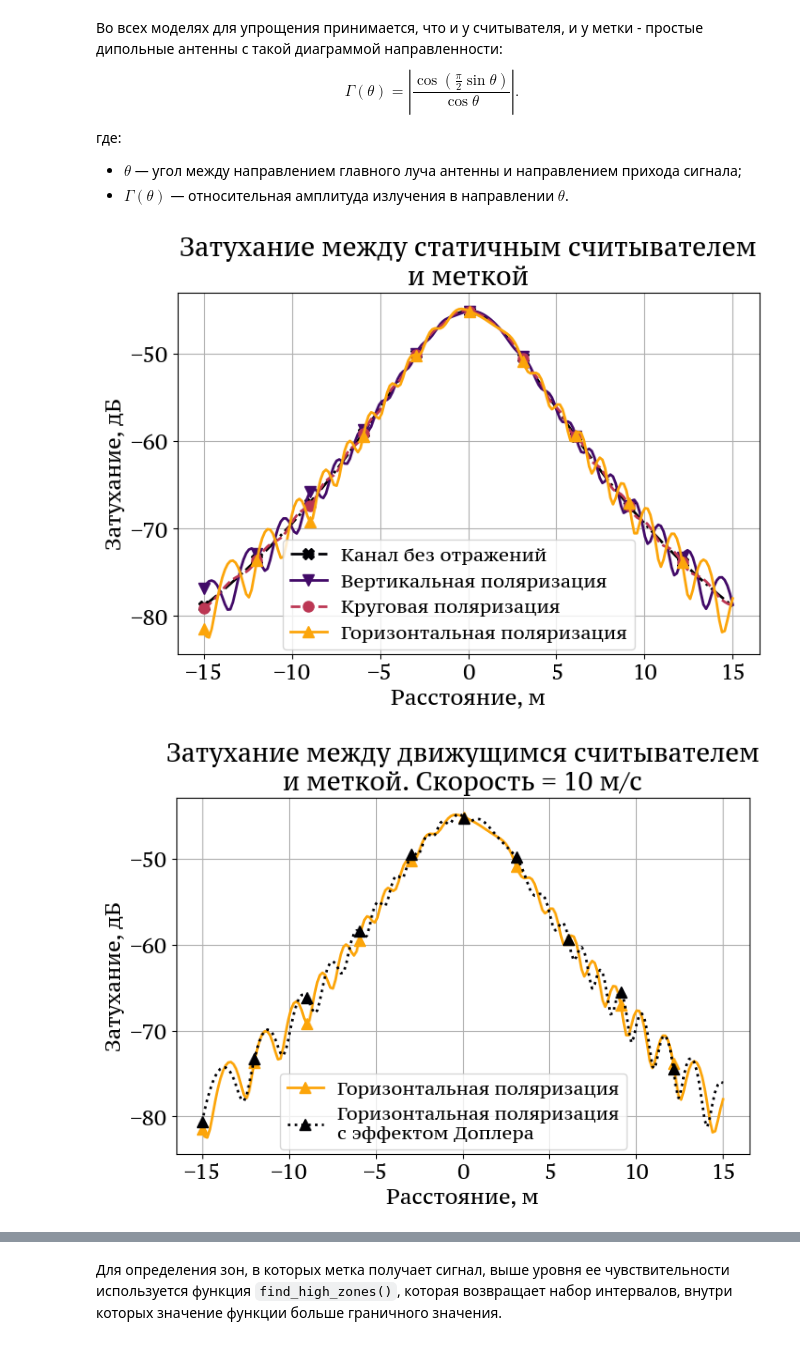
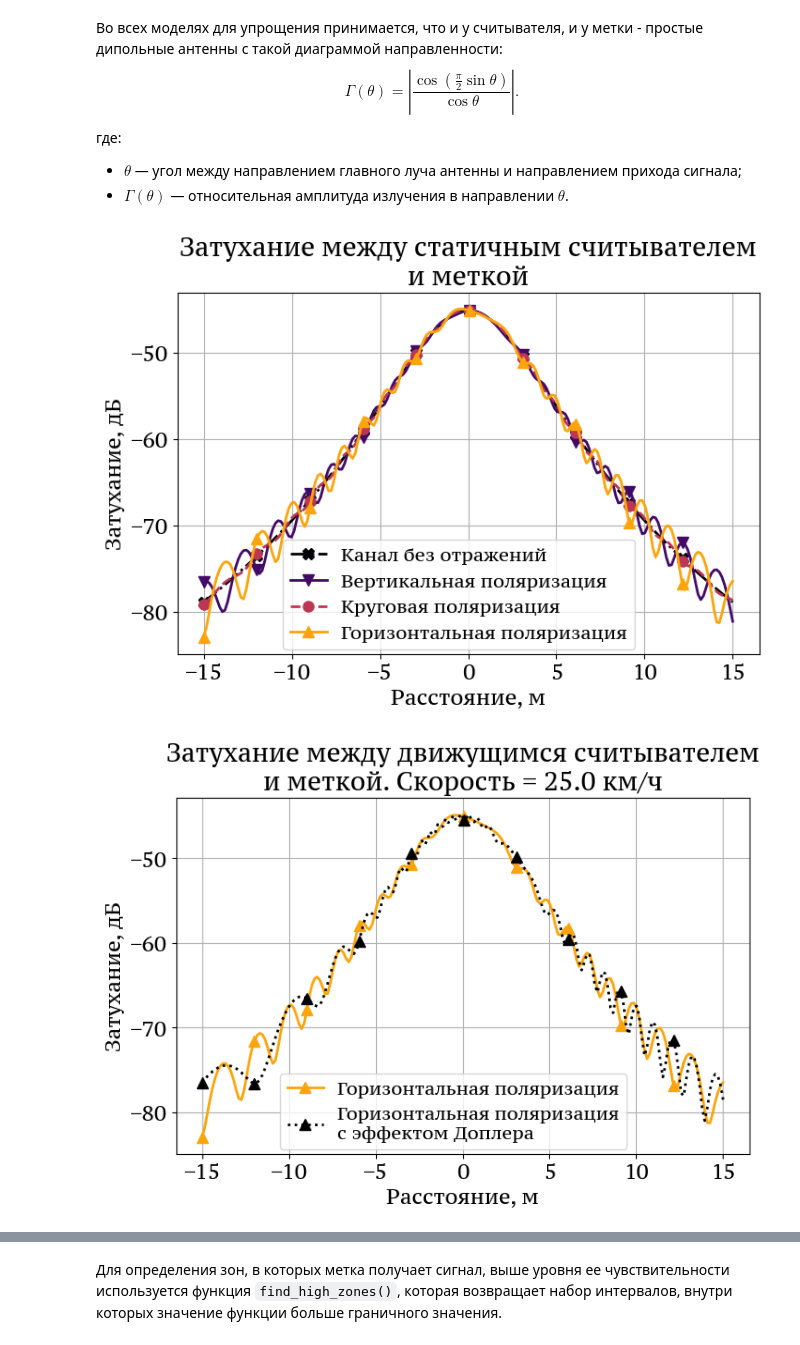
Before and after one commit to VilmenAbramian/simulation, a Jupyter notebook: pysim/experiments/channel.ipynb, the cells around one changed output, grey strips where cells are left out. Drawn from its saved outputs; the diff is of its cells as text; code cells hidden in the pictures.

```diff
--- a/pysim/experiments/channel.ipynb
+++ b/pysim/experiments/channel.ipynb
@@ -40,13 +43,14 @@ setup_matplotlib()
 2) Координаты векторов направлений антенн считывателя и метки должны быть отнормированными;
 # %%
 DIRECTORY = 'channel' # Название директории, в которой будут сохраняться изображения
+SAVE_FIG = False # Сохранять ли построенные изображения
 # %% [markdown]
 ### 🌍 Параметры окружающей среды
 # %%
-FREQUENCY = 860_000_000              # Гц
-SPEED_OF_LIGHT = 299_792_458         # м/с
+FREQUENCY = inner_params.channel_params.frequency_hz              # Гц
+SPEED_OF_LIGHT = inner_params.geometry_params.speed_of_light      # м/с
 WAVELEN = SPEED_OF_LIGHT / FREQUENCY
-THERMAL_NOISE = -114.0               # dBm
+THERMAL_NOISE = inner_params.energy_params.thermal_noise          # dBm
 DIMENSION_OF_SPACE = 3
 
 MINIMUM_DISTANCE = -15  # Минимальное расстояние по земле, на котором будет рассматриваться система, м
@@ -65,8 +69,8 @@ HORIZONTAL_POLARIZATION = 1.0
 CIRCULAR_POLARIZATION = 0.5
 
 # Характеристики поверхности отражения-------
-PERMITTIVITY = 15
-CONDUCTIVITY = 0.03
+PERMITTIVITY = inner_params.channel_params.permittivity
+CONDUCTIVITY = inner_params.channel_params.conductivity
 
 REFLECTION = channel.reflection
 RADIATION_PATTERN = channel.rp_dipole
@@ -90,12 +94,12 @@ TRCAL_MUL = 1.95 # TODO: унифицировать везде множител
 # %% [markdown]
 ### 🏷️ Параметры RFID метки
 # %%
-TAG_POS = np.array((5.0, 0, 0))                # Метка на земле
-TAG_ANTENNA_DIRECTION = channel.normalize(((0, 0, 1.0)))  # Направление антенны метки (вверх)
-TAG_POLARIZATION = HORIZONTAL_POLARIZATION     # Поляризация антенны
-TAG_SENSITIVITY = -18.0       # dBm
-TAG_GAIN = 2.0                # Усиление антенны
-TAG_BACKSCATTER_LOSS = -10.0  # dBm
+TAG_POS = np.array((5.0, 0, 0)) # Координаты (x, y, z)
+TAG_ANTENNA_DIRECTION = inner_params.geometry_params.tag_antenna_direction
+TAG_POLARIZATION = HORIZONTAL_POLARIZATION                             # Поляризация антенны
+TAG_SENSITIVITY = inner_params.energy_params.tag_sensitivity           # dBm
+TAG_GAIN = inner_params.energy_params.tag_antenna_gain                 # dBi
+TAG_BACKSCATTER_LOSS = inner_params.energy_params.tag_modulation_loss  # dB
 # %% [markdown]
 ## 📈 Коэффициент отражения
 * Играет роль при двухлучевом распространения сигнала, так как в однолучевом случае отсутствует отражённая компонента;
@@ -285,7 +289,7 @@ def get_free_space_pathloss(y: float, v: float = 0, t: float = 0) -> float:
     )
 # %%
 def get_pathloss(
-    y: float, pol: float, v: float = DEFAULT_SPEED, t: float = 0.1
+    y: float, pol: float, speed: float = DEFAULT_SPEED, t: float = 0.1
 ) -> float:
     """
     Расчёт затухания в двухлучевом канале (с отражением от стены).
@@ -296,7 +300,7 @@ def get_pathloss(
     Args:
         y: координата считывателя вдоль оси OY
         pol: поляризация сигнала (принимает значения: 0, 0.5, 1)
-        v: скорость считывателя вдоль оси OY
+        speed: скорость считывателя вдоль оси OY, км/ч
         t: время с момента начала передачи
 
     Returns:
@@ -309,7 +313,7 @@ def get_pathloss(
         tx_pos=np.array((READER_POS[0], y, READER_POS[2])), # Координата y изменяется
         tx_antenna_dir=READER_ANTENNA_DIRECTION,
         tx_rp=RADIATION_PATTERN,
-        tx_velocity=np.array((0, v, 0)), # Движение только по оси OY
+        tx_velocity=np.array((0, channel.kmph2mps(speed), 0)), # Движение только по оси OY
         # Параметры метки: ---------------------------------
         rx_pos=TAG_POS,
         rx_antenna_dir=TAG_ANTENNA_DIRECTION,
@@ -359,9 +363,9 @@ def plot_pathlosses(
 
 
 # Вызов функции
-plot_pathlosses(save_fig=True)
+plot_pathlosses(save_fig=SAVE_FIG)
 # %% [output]
-[figure, old version]
+[figure, new version]
 # %%
 def plot_pathloss_with_doppler(
     speed: float = DEFAULT_SPEED,
@@ -374,37 +378,37 @@ def plot_pathloss_with_doppler(
 
     Args:
         speed: скорость считывателя (км/ч)
         t: время (сек)
         image_name: имя файла (без расширения)
         save_fig: сохранить ли изображение
     """
     # Получение результатов
     ox_axis = np.linspace(MINIMUM_DISTANCE, MAXIMUM_DISTANCE, GRID_STEP)  # Расстояние, м
     pass_loss_hor = [get_pathloss(x, HORIZONTAL_POLARIZATION) for x in ox_axis]
     pass_loss_hor_speed = [
         get_pathloss(
-            x, HORIZONTAL_POLARIZATION, v=channel.kmph2mps(speed), t=t
+            x, HORIZONTAL_POLARIZATION, speed=speed, t=t
         ) for x in ox_axis
     ]
 
     # Оформление графиков
     fig, ax = plt.subplots(figsize=GraphConsts.FIGSIZE, nrows=1, ncols=1)
-    ax.set_title(f'Затухание между движущимся считывателем\nи меткой. Скорость = {speed} м/с')
+    ax.set_title(f'Затухание между движущимся считывателем\nи меткой. Скорость = {speed} км/ч')
     ax.set_xlabel("Расстояние, м")
     ax.set_ylabel("Затухание, дБ")
     ax.plot(ox_axis, pass_loss_hor, **PARAMS_HOR)
     ax.plot(ox_axis, pass_loss_hor_speed, **PARAMS_HOR_SPEED)
     fig.legend(loc='lower center', bbox_to_anchor=(0.5, 0.1))
     ax.grid()
 
     if save_fig:
         savefig(name=image_name, directory=DIRECTORY)
 
 
 # Вызов функции
-plot_pathloss_with_doppler(speed=DEFAULT_SPEED, t=1.0, save_fig=True)
+plot_pathloss_with_doppler(speed=DEFAULT_SPEED, t=1.0, save_fig=SAVE_FIG)
 # %% [output]
-[figure, old version]
+[figure, new version]
 # %% [markdown]
 ## 📶 Расчет мощностей сигналов
 Пусть $P_{tx}^{(r)}$ — излучаемая мощность считывателя, $G^{(r)}$ — усиление антенны считывателя.
```
Also changed, not shown: parts of 11 cells of this notebook, 16 other files.
